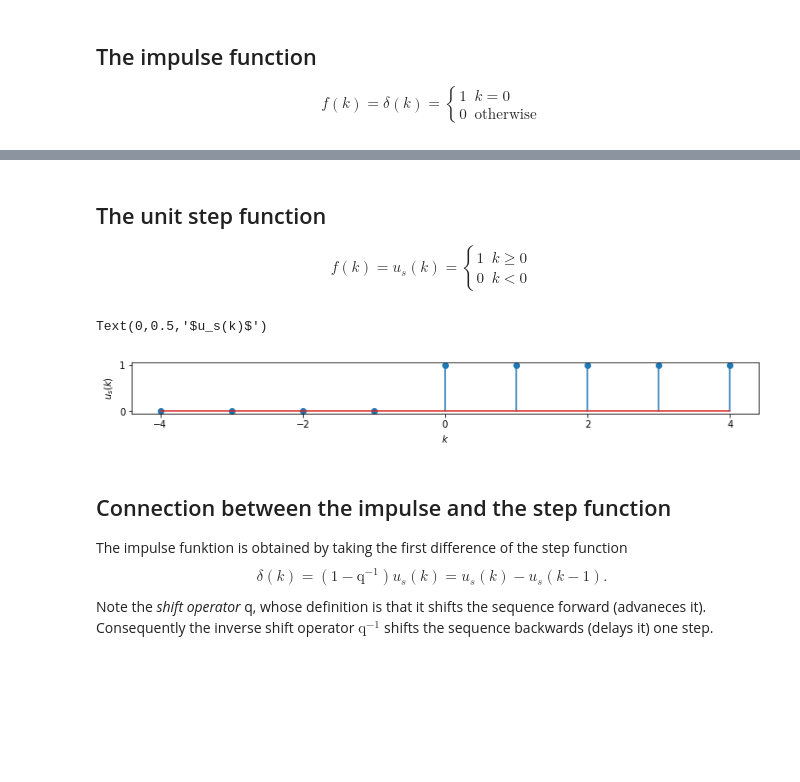
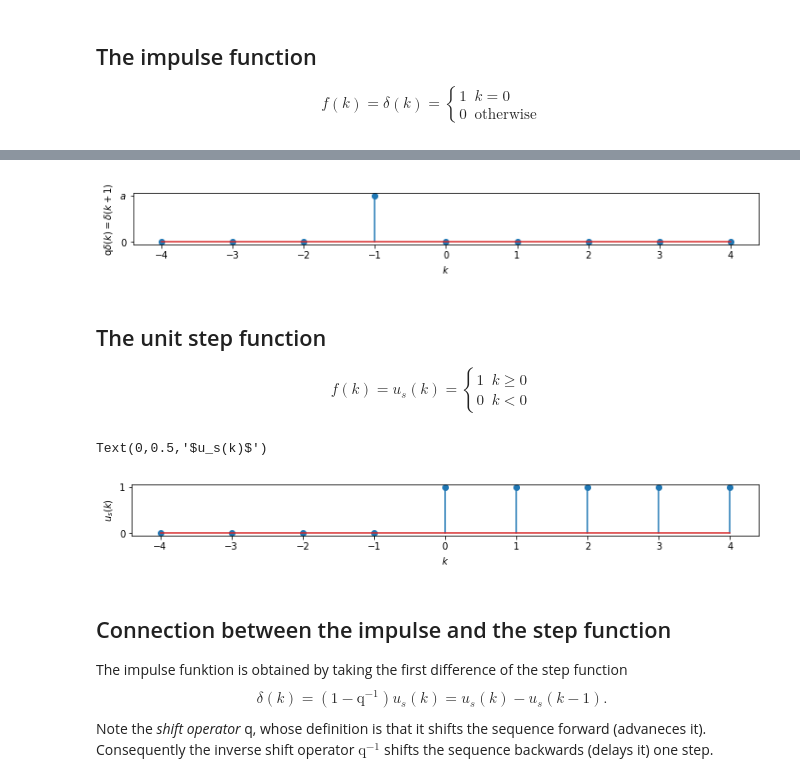
Before and after one commit to kjartan-at-tec/mr2007-computerized-control, a Jupyter notebook: discrete-time-systems/notebooks/Basic-dt-signals.ipynb, the cells around one changed output, grey strips where cells are left out. Drawn from its saved outputs; the diff is of its cells as text; code cells hidden in the pictures; blank space fills up the shorter version.

```diff
--- a/discrete-time-systems/notebooks/Basic-dt-signals.ipynb
+++ b/discrete-time-systems/notebooks/Basic-dt-signals.ipynb
@@ -24,16 +27,26 @@ Text(0,0.5,'$\\delta(k)$')
+# %%
+a = 1.4
+k = np.arange(-4,5)
+plt.figure(figsize=(12,1))
+plt.stem(k, a*((k+1)==0))
+plt.xticks(k); plt.yticks([0, a],['0', '$a$'])
+plt.xlabel('$k$')
+plt.ylabel('$\mathrm{q}\delta(k) = \delta(k+1)$');
+# %% [output]
+[figure, added]
 # %% [markdown]
 ## The unit step function
 $$ f(k) = u_s (k) = \begin{cases} 1 & k\ge 0\\ 0 & k < 0 \end{cases}$$
 # %%
 k = np.arange(-4,5)
 plt.figure(figsize=(12,1));
 plt.stem(k, k>=0)
-plt.xticks([-4,-2,0,2,4])
+plt.xticks(k)
 plt.xlabel('$k$')
 plt.ylabel('$u_s(k)$')
 # %% [output]
 Text(0,0.5,'$u_s(k)$')
-[figure, old version]
+[figure, new version]
 # %% [markdown]
 ## Connection between the impulse and the step function
 The impulse funktion is obtained by taking the first difference of the step function
```
Also changed, not shown: parts of 19 cells of this notebook.
